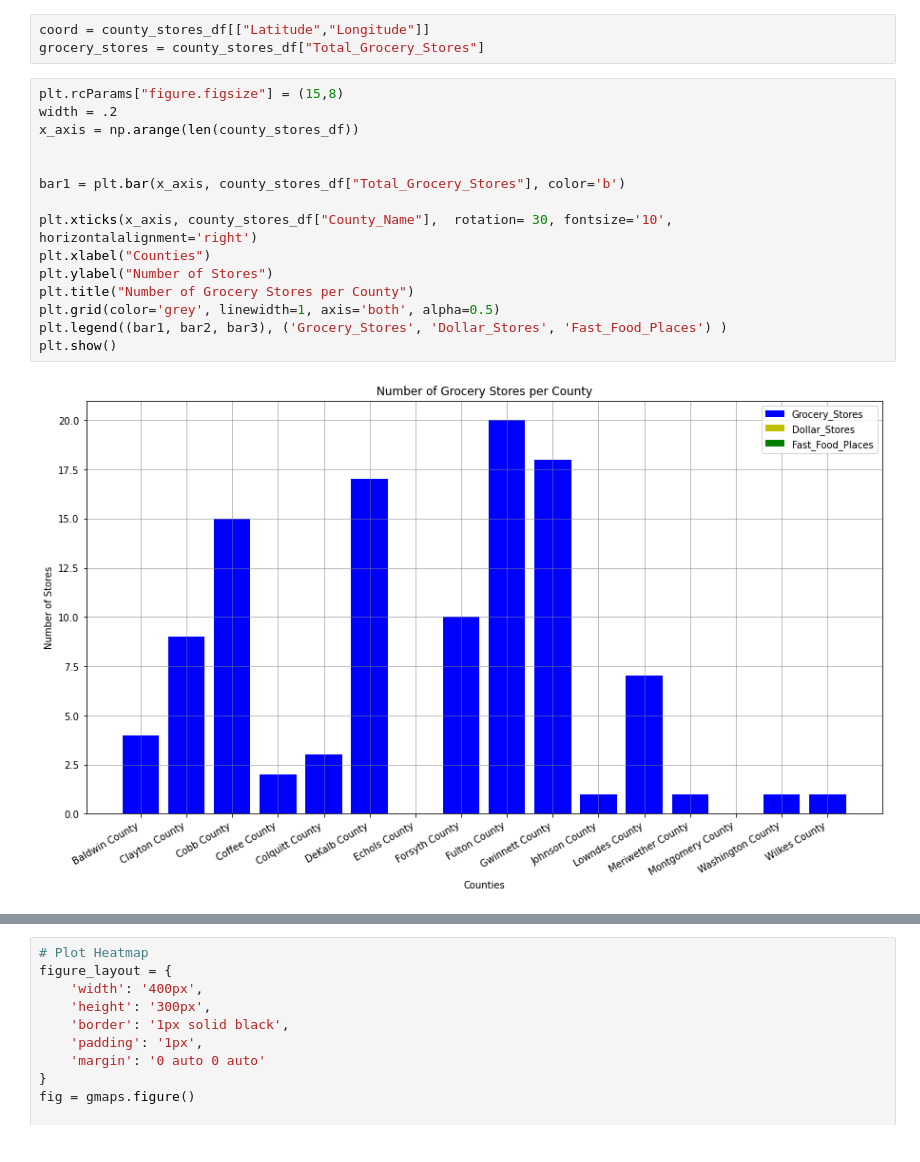
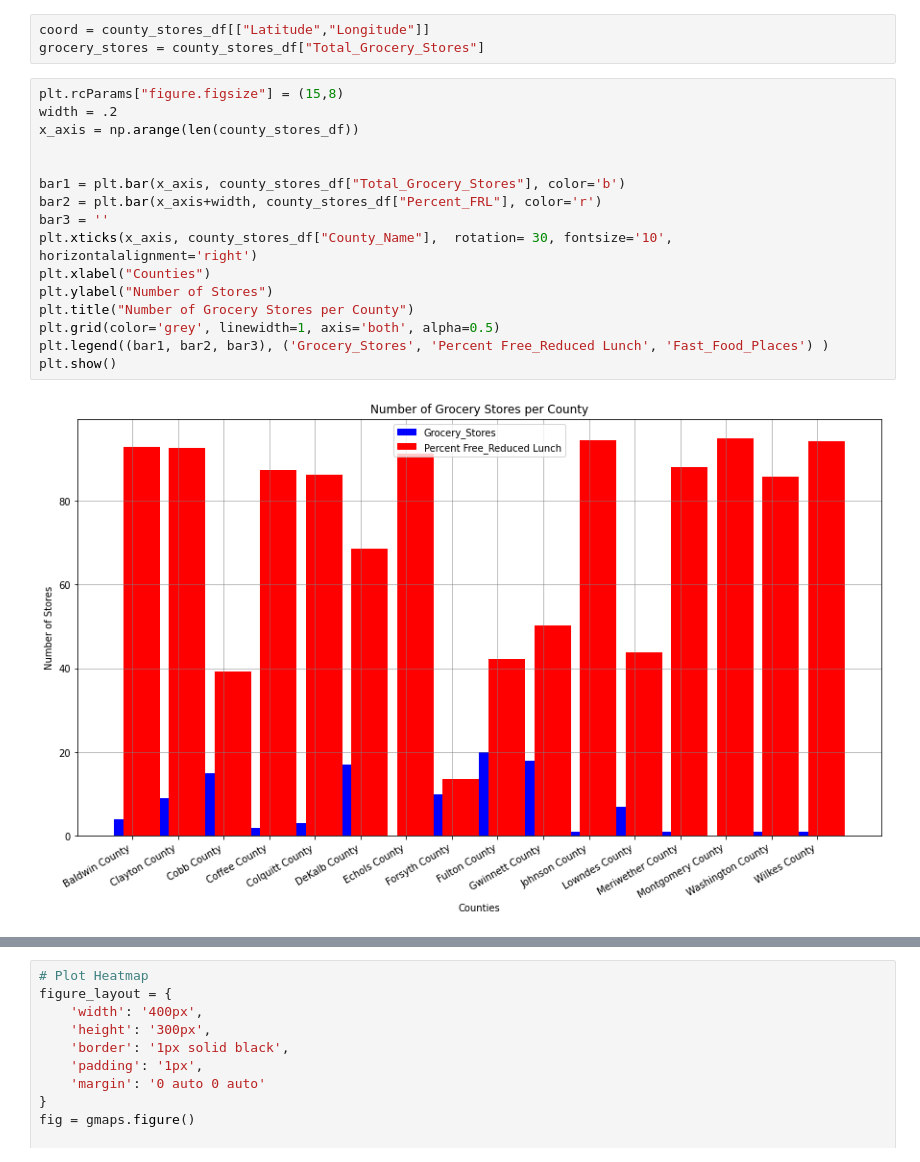
Before and after one commit to sgodkhindi/Project_Map_Food_Deserts, a Jupyter notebook: Food_Deserts_Data_County.ipynb, the cells around one changed output, grey strips where cells are left out. Saved outputs shown, nothing was run; the diff lists cells and outputs as text.

```diff
--- a/Food_Deserts_Data_County.ipynb
+++ b/Food_Deserts_Data_County.ipynb
@@ -435,20 +432,21 @@ grocery_stores = county_stores_df["Total_Grocery_Stores"]
 # %%
 plt.rcParams["figure.figsize"] = (15,8)
 width = .2
 x_axis = np.arange(len(county_stores_df))
 
 
 bar1 = plt.bar(x_axis, county_stores_df["Total_Grocery_Stores"], color='b')
-
+bar2 = plt.bar(x_axis+width, county_stores_df["Percent_FRL"], color='r')
+bar3 = ''
 plt.xticks(x_axis, county_stores_df["County_Name"],  rotation= 30, fontsize='10', horizontalalignment='right')
 plt.xlabel("Counties")
 plt.ylabel("Number of Stores")
 plt.title("Number of Grocery Stores per County")
 plt.grid(color='grey', linewidth=1, axis='both', alpha=0.5)
-plt.legend((bar1, bar2, bar3), ('Grocery_Stores', 'Dollar_Stores', 'Fast_Food_Places') )
+plt.legend((bar1, bar2, bar3), ('Grocery_Stores', 'Percent Free_Reduced Lunch', 'Fast_Food_Places') )
 plt.show()
 # %% [output]
-[figure, old version]
+[figure, new version]
 # %%
 plt.rcParams["figure.figsize"] = (15,8)
 width = .2
```
Also changed, not shown: parts of 5 cells of this notebook.
